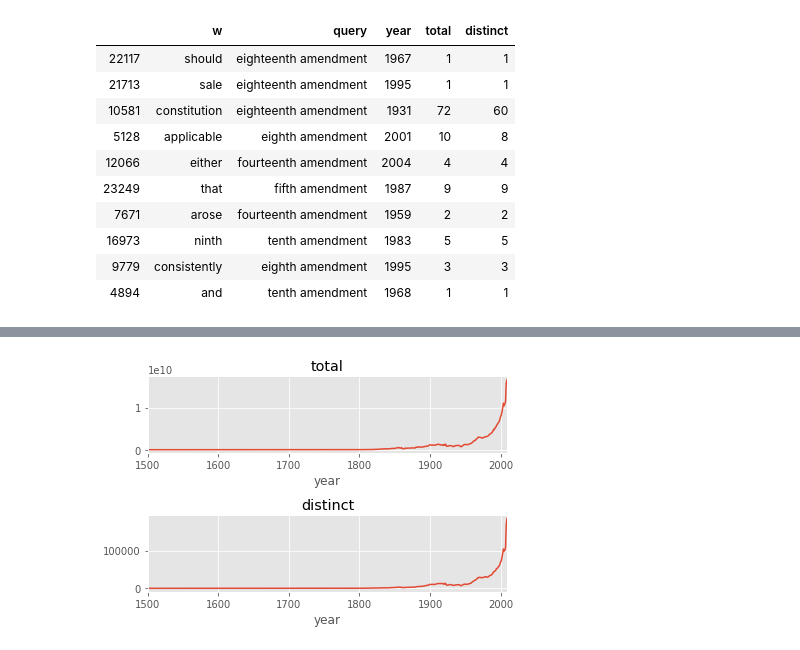
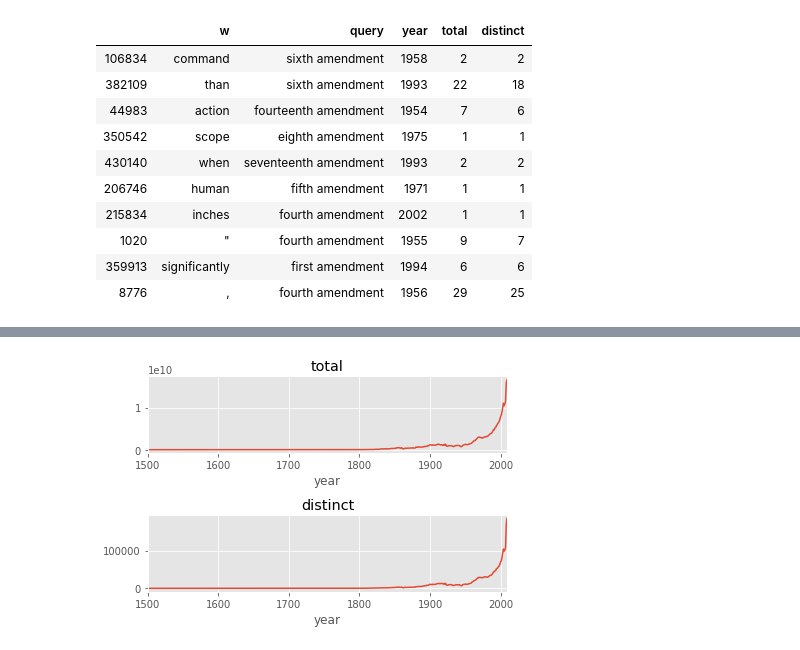
Before and after one commit to tianhuil/computational-history, a Jupyter notebook: src/Constitution.ipynb, the cells around one changed output, grey strips where cells are left out. Drawn from its saved outputs; the diff is of its cells as text; code cells hidden in the pictures.

```diff
--- a/src/Constitution.ipynb
+++ b/src/Constitution.ipynb
@@ -105,22 +19,30 @@ df_raw = load_data("/mnt/volume_sfo2_03/downloads/google_ngrams/5/constitution-s
+# %%
+df_raw = read_ngrams("/mnt/volume_sfo2_03/downloads/google_ngrams/5/constitution-parsed-gz/part-*")
+df_raw.columns = ['query', 'r1', 'r2', 'r3', 'year', 'total', 'distinct']
+df_raw = df_raw.compute()
 # %%
-df = pd.concat([
-    df_raw[[w, 'query', 'year', 'total', 'distinct']].rename({w: 'w'}, axis=1)
-    for w in REMAINDER_COLS
-]).groupby(['w', 'query', 'year']).sum().reset_index()
+df = (pd.concat([
+    df_raw[['query', w, 'year', 'total', 'distinct']].rename(columns={w: 'w'})
+    for w in ['r1', 'r2', 'r3']
+]).groupby(['w', 'query', 'year'])
+      .sum()
+      .reset_index())
+
+df = df[df['year'] >= 1788]
 
 df.sample(10, random_state=42)
 # %% [output]
 |  | w | query | year | total | distinct |
-| 22117 | should | eighteenth amendment | 1967 | 1 | 1 |
-| 21713 | sale | eighteenth amendment | 1995 | 1 | 1 |
-| 10581 | constitution | eighteenth amendment | 1931 | 72 | 60 |
-| 5128 | applicable | eighth amendment | 2001 | 10 | 8 |
-| 12066 | either | fourteenth amendment | 2004 | 4 | 4 |
-| 23249 | that | fifth amendment | 1987 | 9 | 9 |
-| 7671 | arose | fourteenth amendment | 1959 | 2 | 2 |
-| 16973 | ninth | tenth amendment | 1983 | 5 | 5 |
-| 9779 | consistently | eighth amendment | 1995 | 3 | 3 |
-| 4894 | and | tenth amendment | 1968 | 1 | 1 |
+| 106834 | command | sixth amendment | 1958 | 2 | 2 |
+| 382109 | than | sixth amendment | 1993 | 22 | 18 |
+| 44983 | action | fourteenth amendment | 1954 | 7 | 6 |
+| 350542 | scope | eighth amendment | 1975 | 1 | 1 |
+| 430140 | when | seventeenth amendment | 1993 | 2 | 2 |
+| 206746 | human | fifth amendment | 1971 | 1 | 1 |
+| 215834 | inches | fourth amendment | 2002 | 1 | 1 |
+| 1020 | " | fourth amendment | 1955 | 9 | 7 |
+| 359913 | significantly | first amendment | 1994 | 6 | 6 |
+| 8776 | , | fourth amendment | 1956 | 29 | 25 |
 # %%
 df_ratios = (df.groupby(['w', 'query'])[['total', 'distinct']].sum() / (df.groupby(['w'])[['total', 'distinct']].sum() + 2)).reset_index()
 
```
Also changed, not shown: parts of 9 cells of this notebook.
